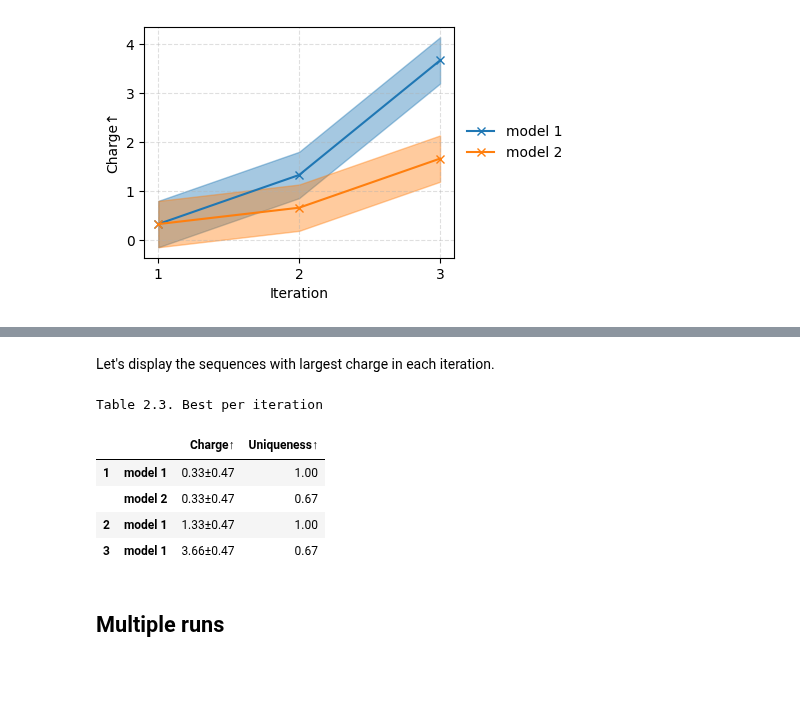
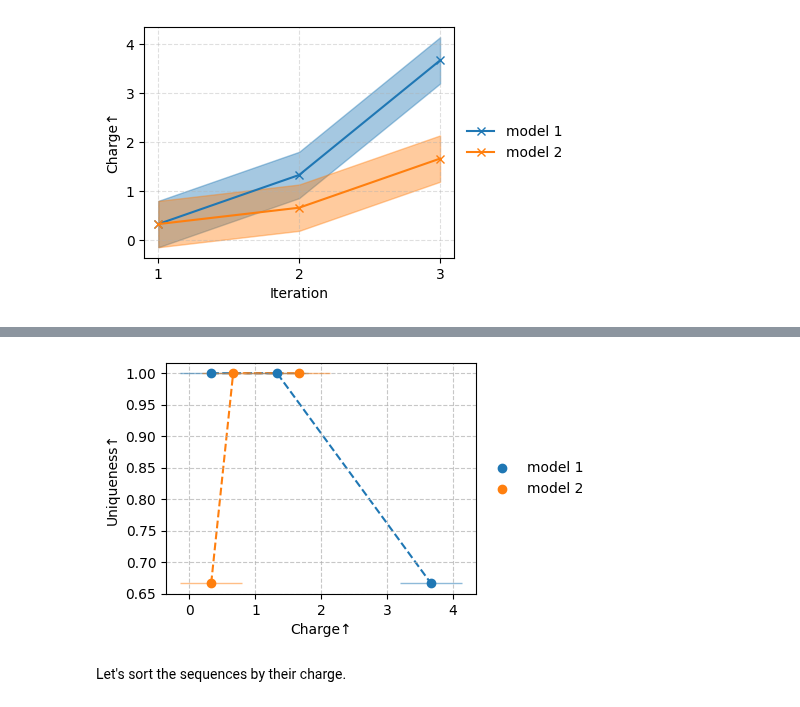
Before and after one commit to szczurek-lab/seqme, a Jupyter notebook: docs/tutorials/time_series.ipynb, the cells around one changed output, grey strips where cells are left out. Cells and saved outputs as stored; diff of their text form; code cells hidden in the pictures; blank space fills up the shorter version.

```diff
--- a/docs/tutorials/time_series.ipynb
+++ b/docs/tutorials/time_series.ipynb
@@ -95,15 +70,6 @@ Table 2.2. Iterative algorithms (sorted within iteration)
-# %% [markdown]
-Let's display the sequences with largest charge in each iteration.
-# %%
-df4 = df.reorder_levels([1, 0]).sort_index()
-df4 = sm.top_k(df4, "Charge", k=1, level=1)
-sm.show(df4, color_style="bar", hline_level=0, caption="Table 2.3. Best per iteration")
-# %% [output]
-Table 2.3. Best per iteration
-|  |  | Charge↑ | Uniqueness↑ |
-| 1 | model 1 | 0.33±0.47 | 1.00 |
-|  | model 2 | 0.33±0.47 | 0.67 |
-| 2 | model 1 | 1.33±0.47 | 1.00 |
-| 3 | model 1 | 3.66±0.47 | 0.67 |
-# %% [markdown]
-## Multiple runs
+# %%
+sm.plot_scatter(df[["Charge", "Uniqueness"]])
+# %% [output]
+[figure, added]
+# %% [markdown]
+Let's sort the sequences by their charge.
```
Also changed, not shown: parts of 33 cells of this notebook, 7 other files.
